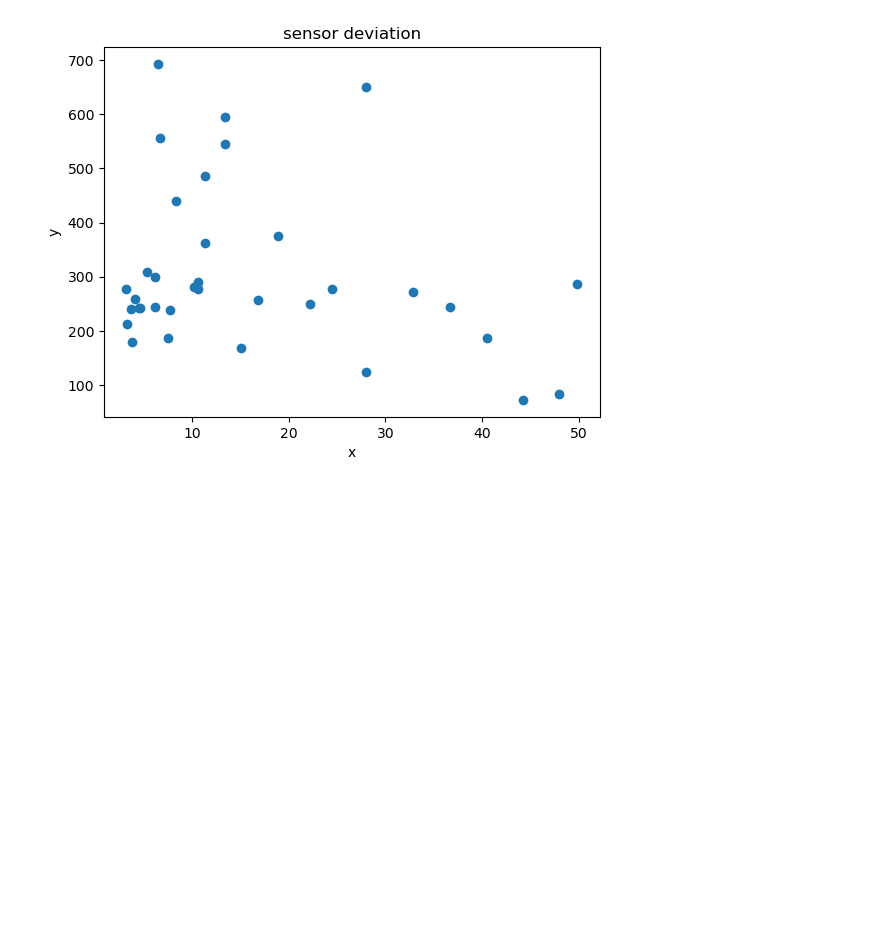
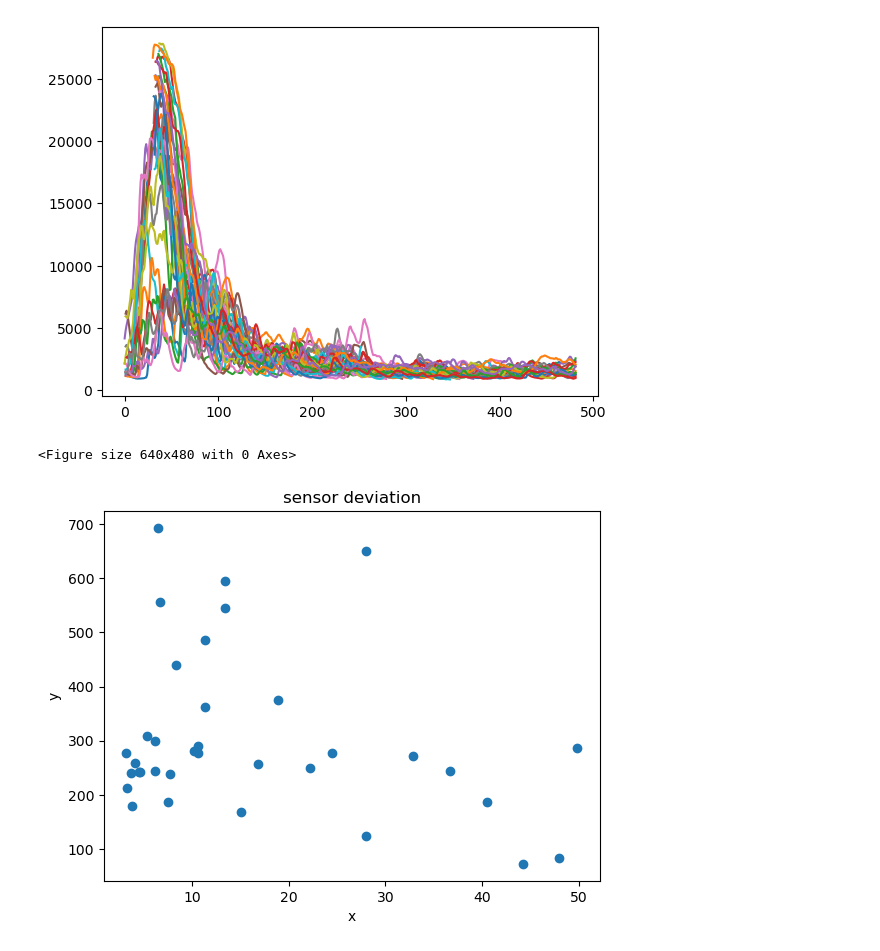
Before and after one commit to Michiel-E3/Bachelor-project, a Jupyter notebook: data-analyse experiment 1/data-analysis.ipynb, the cells around one changed output. Cells and saved outputs as stored; diff of their text form; code cells hidden in the pictures; blank space fills up the shorter version.

```diff
--- a/data-analyse experiment 1/data-analysis.ipynb
+++ b/data-analyse experiment 1/data-analysis.ipynb
@@ -72,3 +141,14 @@ plt.clf()
+# %%
+for i in range(len(data)):
+    x = data[1]
+    y = data[6]
+    plt.plot(data[i][1], data[i][6])
+
+plt.show()
+plt.clf()
+# %% [output]
+[figure, added]
+<Figure size 640x480 with 0 Axes>
 # %%
 x = []
 y = []
```
Also changed, not shown: parts of 5 cells of this notebook, 9 other files.
